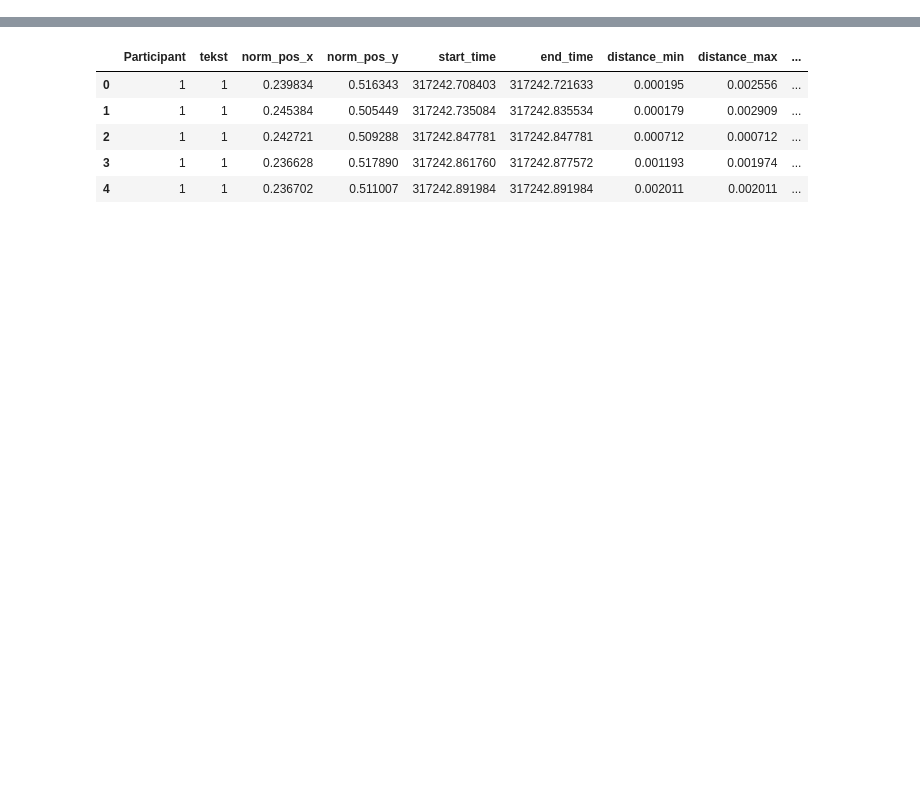
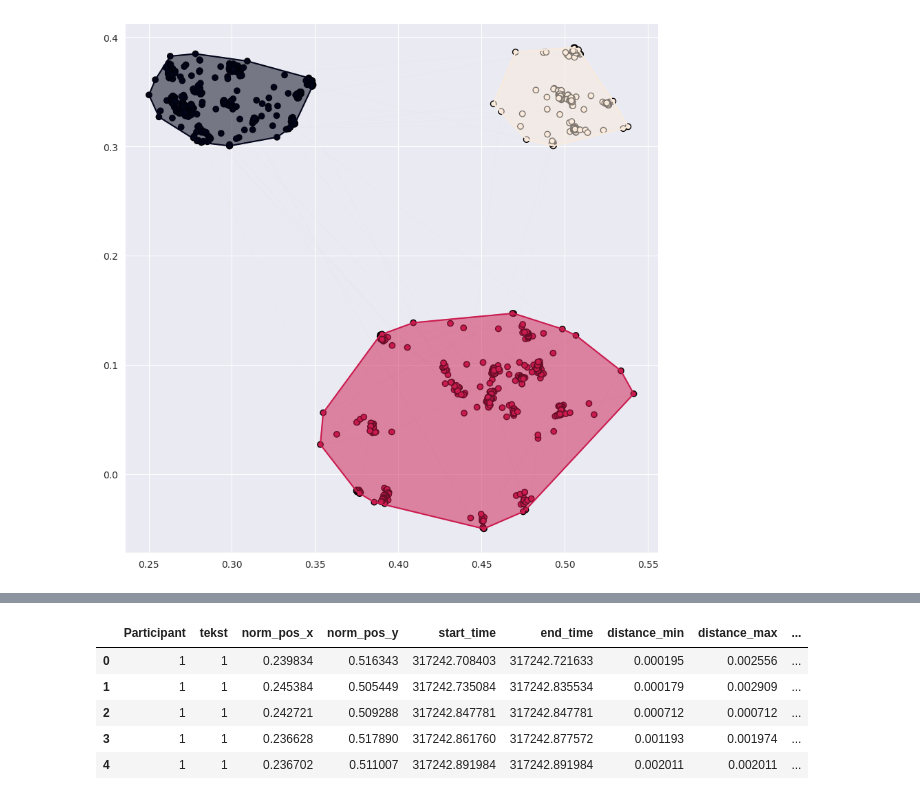
Before and after one commit to hse-scila/EyeFeatures, a Jupyter notebook: eyetracking/preprocessing/test.ipynb, the cells around one changed output, grey strips where cells are left out. Saved outputs shown, nothing was run; the diff lists cells and outputs as text; code cells hidden in the pictures; blank space fills up the shorter version.

```diff
--- a/eyetracking/preprocessing/test.ipynb
+++ b/eyetracking/preprocessing/test.ipynb
@@ -31,0 +45,4 @@ data['gaze_timestamp'] = data['gaze_timestamp']
+# %%
+scanpath_visualization(tt[(tt['Participant'] == 1) & (tt['tekst'] == 1)], x="norm_pos_x", y="norm_pos_y", aoi="AOI", show_hull=True, with_axes=True)
+# %% [output]
+[figure, added]
```
Also changed, not shown: parts of 15 cells of this notebook, 1 other file.
